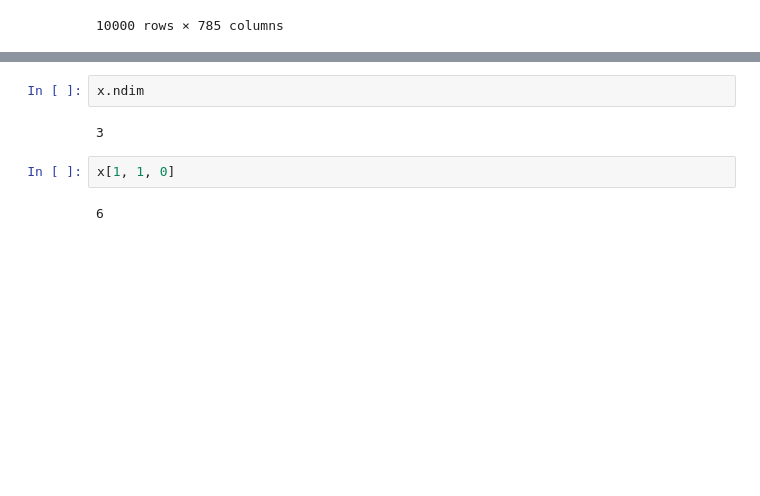
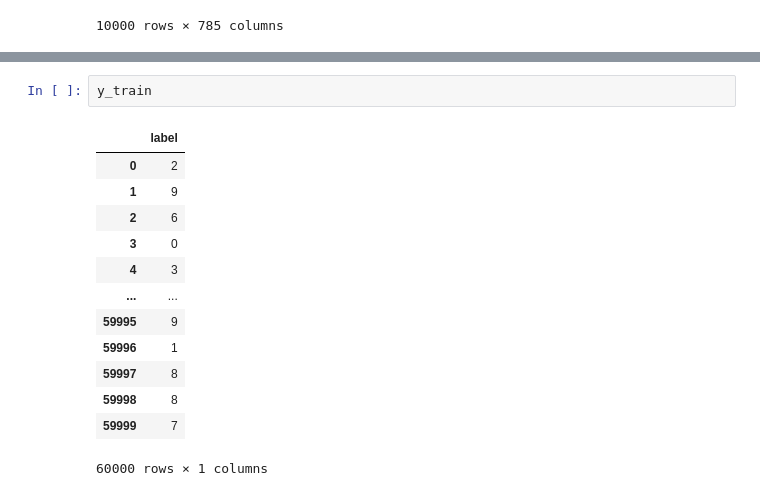
Before and after one commit to banvro/3-to-4-AI-august, a Jupyter notebook: Multiclass classification.ipynb, the cells around one changed output, grey strips where cells are left out. Saved outputs shown, nothing was run; the diff lists cells and outputs as text; blank space fills up the shorter version.

```diff
--- a/Multiclass classification.ipynb
+++ b/Multiclass classification.ipynb
@@ -131,8 +165,16 @@ x = np.array([[[1, 1], [2, 3]], [[4, 5], [6, 7]]])
 # %%
-x.ndim
+y_train
 # %% [output]
+|  | label |
+| 0 | 2 |
+| 1 | 9 |
+| 2 | 6 |
+| 3 | 0 |
+| 4 | 3 |
+| ... | ... |
+| 59995 | 9 |
+| 59996 | 1 |
+| 59997 | 8 |
+| 59998 | 8 |
+| 59999 | 7 |
-3
+60000 rows × 1 columns
-# %%
-x[1, 1, 0]
-# %% [output]
-6
```
Also changed, not shown: parts of 12 cells of this notebook.
